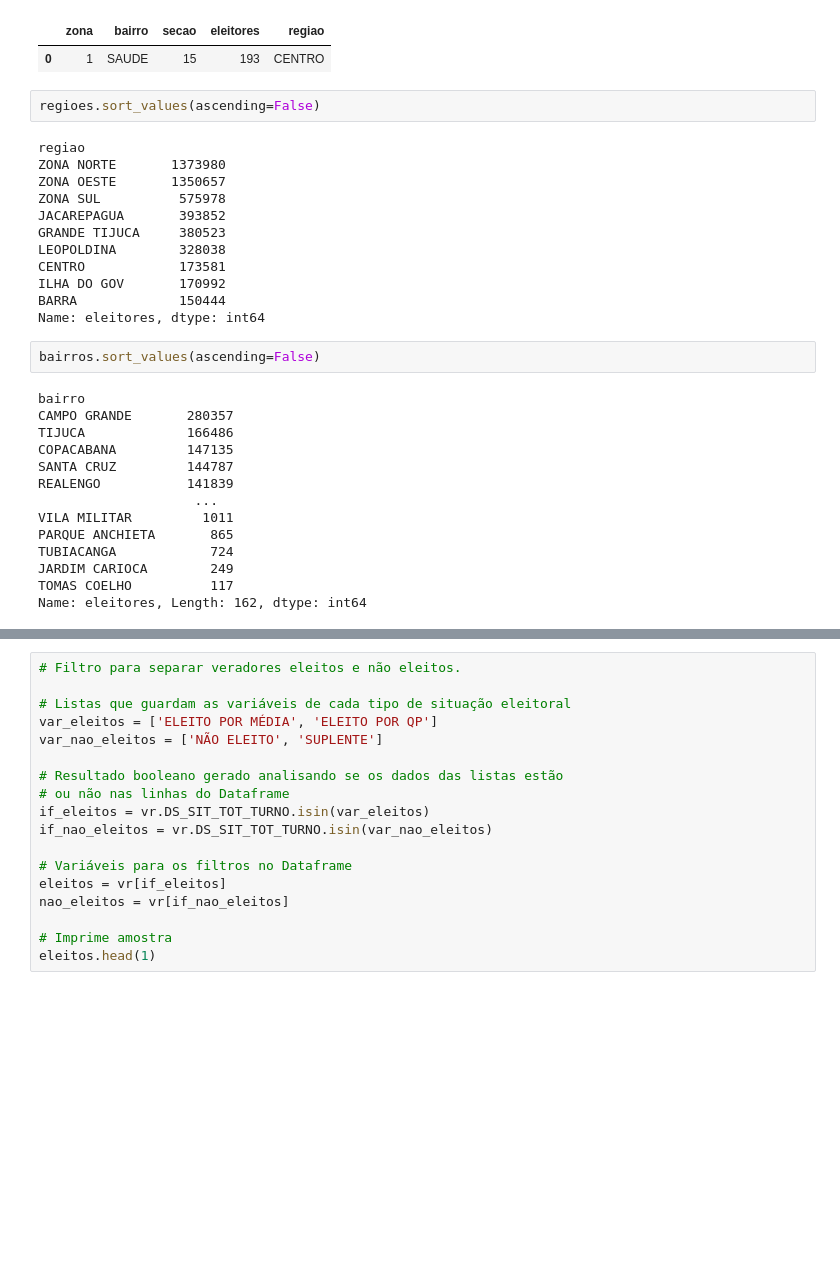
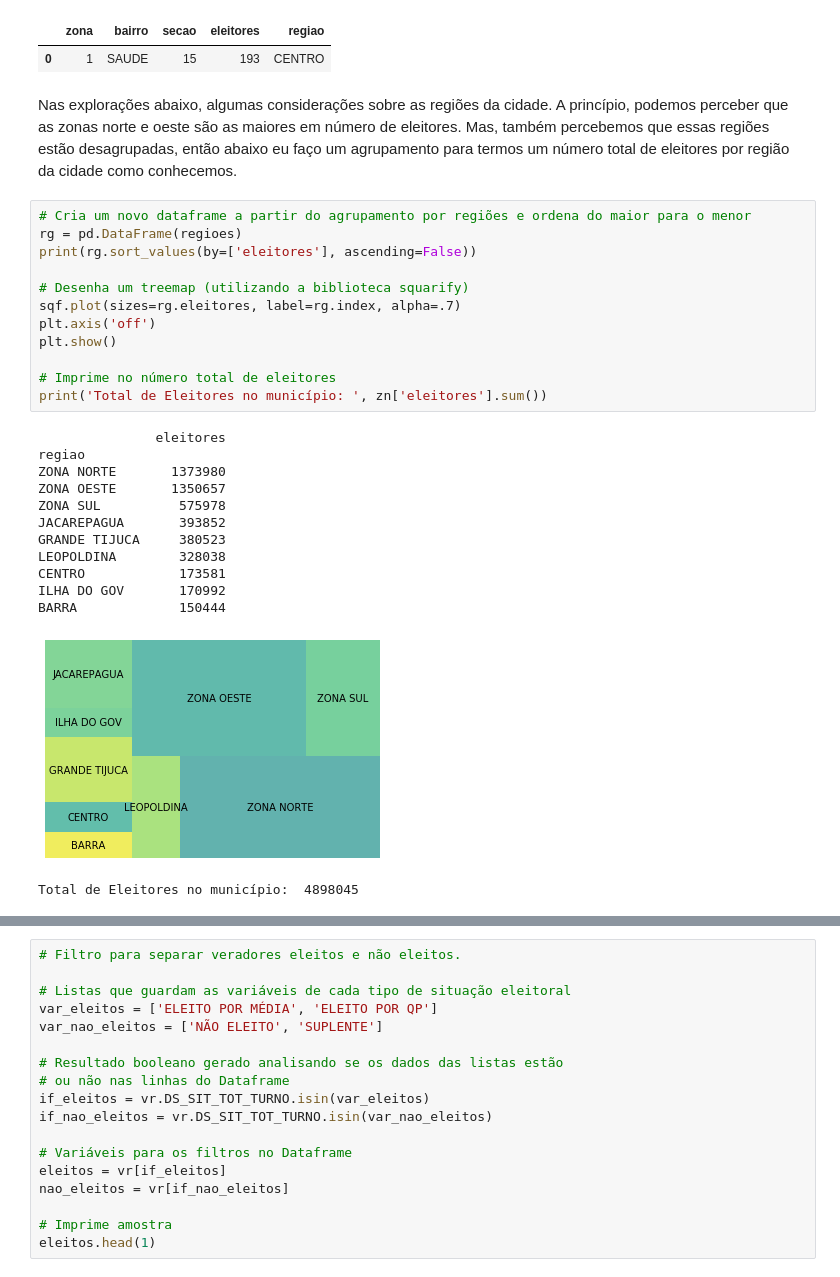
Before and after one commit to vinacius/vereadores_porZona_RJ, a Jupyter notebook: Vereadores RJ 2016 - Votos por Zona.ipynb, the cells around one changed output, grey strips where cells are left out. Cells and saved outputs as stored; diff of their text form; blank space fills up the shorter version.

Commit message:
mais visualizações

```diff
--- a/Vereadores RJ 2016 - Votos por Zona.ipynb
+++ b/Vereadores RJ 2016 - Votos por Zona.ipynb
@@ -31,33 +45,32 @@ zn.head(1)
 # %% [output]
 |  | zona | bairro | secao | eleitores | regiao |
 | 0 | 1 | SAUDE | 15 | 193 | CENTRO |
-# %%
-regioes.sort_values(ascending=False)
-# %% [output]
-regiao
-ZONA NORTE       1373980
-ZONA OESTE       1350657
-ZONA SUL          575978
-JACAREPAGUA       393852
-GRANDE TIJUCA     380523
-LEOPOLDINA        328038
-CENTRO            173581
-ILHA DO GOV       170992
-BARRA             150444
-Name: eleitores, dtype: int64
-# %%
-bairros.sort_values(ascending=False)
-# %% [output]
-bairro
-CAMPO GRANDE       280357
-TIJUCA             166486
-COPACABANA         147135
-SANTA CRUZ         144787
-REALENGO           141839
-                    ...
-VILA MILITAR         1011
-PARQUE ANCHIETA       865
-TUBIACANGA            724
-JARDIM CARIOCA        249
-TOMAS COELHO          117
-Name: eleitores, Length: 162, dtype: int64
+# %% [markdown]
+
+Nas explorações abaixo, algumas considerações sobre as regiões da cidade. A princípio, podemos perceber que as zonas norte e oeste são as maiores em número de eleitores. Mas, também percebemos que essas regiões estão desagrupadas, então abaixo eu faço um agrupamento para termos um número total de eleitores por região da cidade como conhecemos.
+# %%
+# Cria um novo dataframe a partir do agrupamento por regiões e ordena do maior para o menor
+rg = pd.DataFrame(regioes)
+print(rg.sort_values(by=['eleitores'], ascending=False))
+
+# Desenha um treemap (utilizando a biblioteca squarify)
+sqf.plot(sizes=rg.eleitores, label=rg.index, alpha=.7)
+plt.axis('off')
+plt.show()
+
+# Imprime no número total de eleitores
+print('Total de Eleitores no município: ', zn['eleitores'].sum())
+# %% [output]
+               eleitores
+regiao
+ZONA NORTE       1373980
+ZONA OESTE       1350657
+ZONA SUL          575978
+JACAREPAGUA       393852
+GRANDE TIJUCA     380523
+LEOPOLDINA        328038
+CENTRO            173581
+ILHA DO GOV       170992
+BARRA             150444
+[figure, added]
+Total de Eleitores no município:  4898045
```
Also changed, not shown: parts of 6 cells of this notebook, 10 other files.
